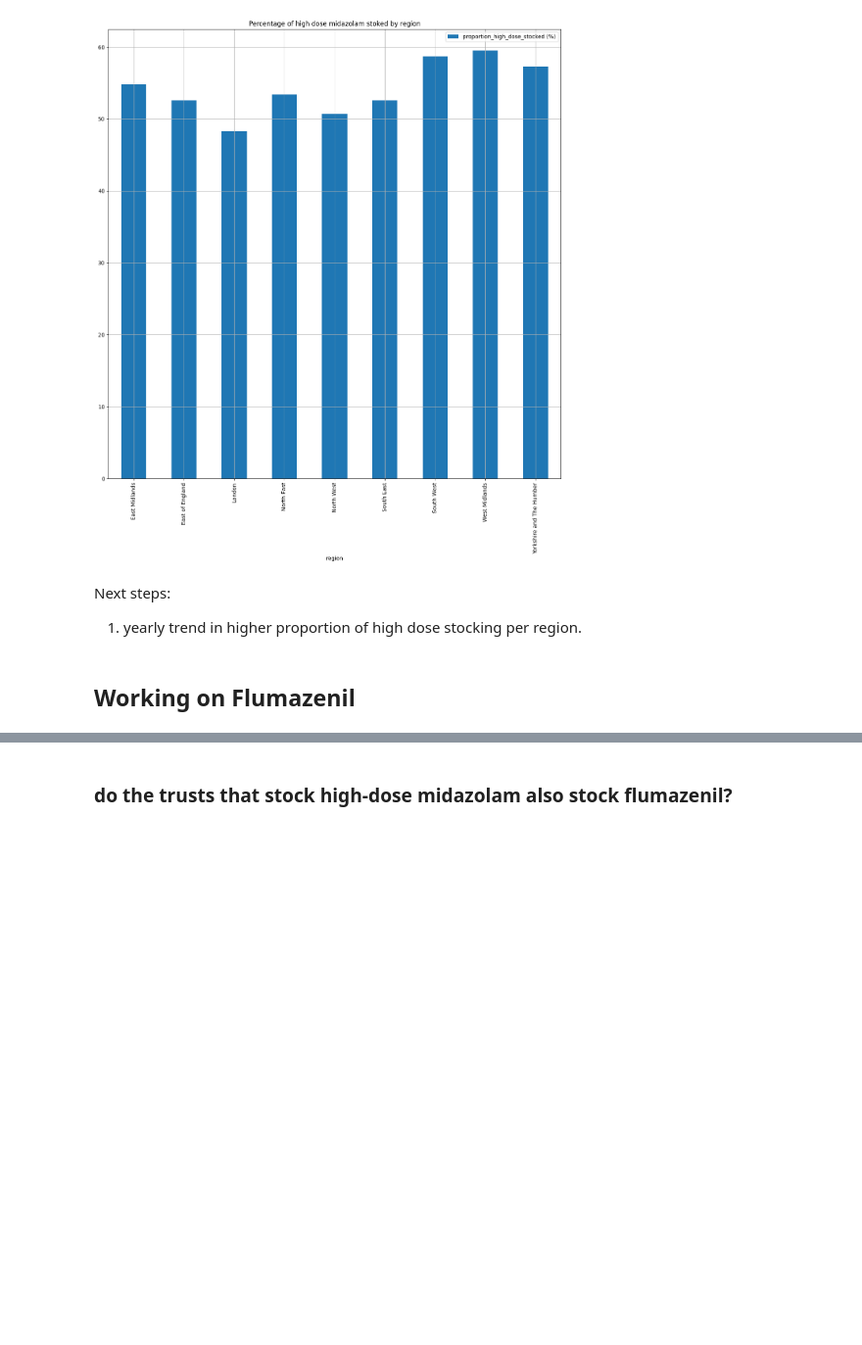
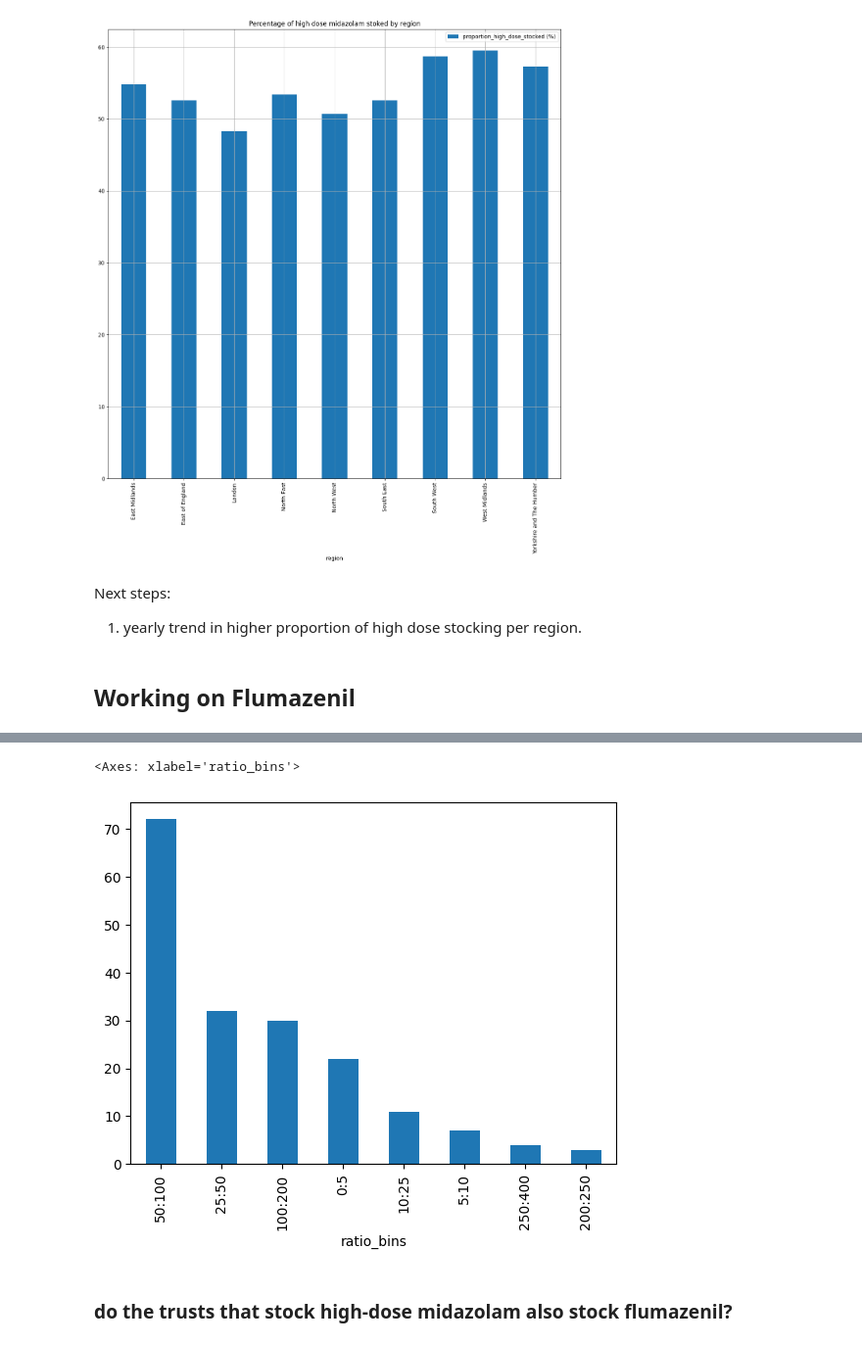
Before and after one commit to onyekaokonji/open_hospitals_, a Jupyter notebook: notebooks/midazolam.ipynb, the cells around one changed output, grey strips where cells are left out. Shown at 98% size. Saved outputs shown, nothing was run; the diff lists cells and outputs as text; code cells hidden in the pictures; blank space fills up the shorter version.

```diff
--- a/notebooks/midazolam.ipynb
+++ b/notebooks/midazolam.ipynb
@@ -470,0 +516,4 @@ df_flumazenil.shape
+# %%
+trusts_midazolam = high_dose_df_injectables.groupby('ods_name')["num_of_doses"].sum().reset_index()
+trusts_midazolam.columns = ["ods_name", "midazolam_doses"]
+trusts_midazolam.head()
@@ -470,0 +527,3 @@ df_flumazenil.shape
+# %%
+flumazenil_midazolam = trusts_flumazenil.merge(trusts_midazolam, on="ods_name")
+flumazenil_midazolam.head()
@@ -470,0 +537,4 @@ df_flumazenil.shape
+# %%
+flumazenil_midazolam["midazolam:flumazenil"] = round(flumazenil_midazolam["midazolam_doses"] / flumazenil_midazolam["flumazenil_doses"])
+
+flumazenil_midazolam.head()
@@ -471,3 +548,16 @@ df_flumazenil.shape
+# %%
+# flumazenil_midazolam["midazolam:flumazenil"].value_counts()
+
+bins = [0, 5, 10, 25, 50, 100, 200, 250, 400]
+
+labels = ["0:5", "5:10", "10:25", "25:50", "50:100", "100:200", "200:250", "250:400"]
+
+flumazenil_midazolam["ratio_bins"] = pd.cut(flumazenil_midazolam["midazolam:flumazenil"], bins, labels=labels)
+# %%
+flumazenil_midazolam.ratio_bins.value_counts().plot(kind="bar")
+# %% [output]
+<Axes: xlabel='ratio_bins'>
+[figure, added]
 # %% [markdown]
 ### do the trusts that stock high-dose midazolam also stock flumazenil?
 # %%
```
Also changed, not shown: parts of 27 cells of this notebook.
